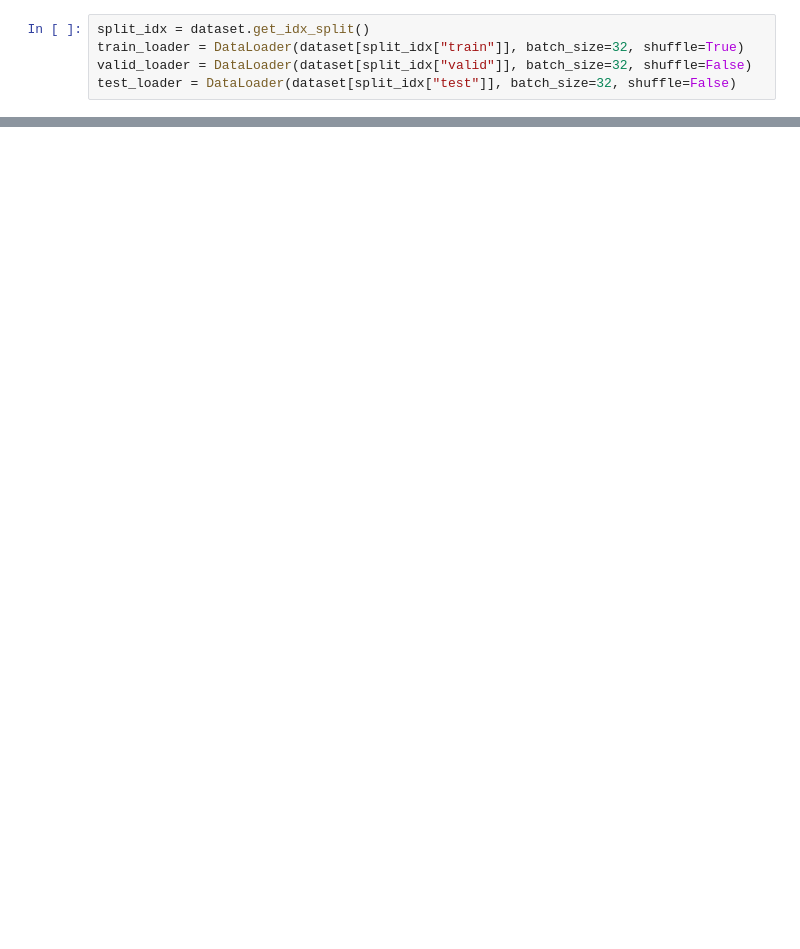
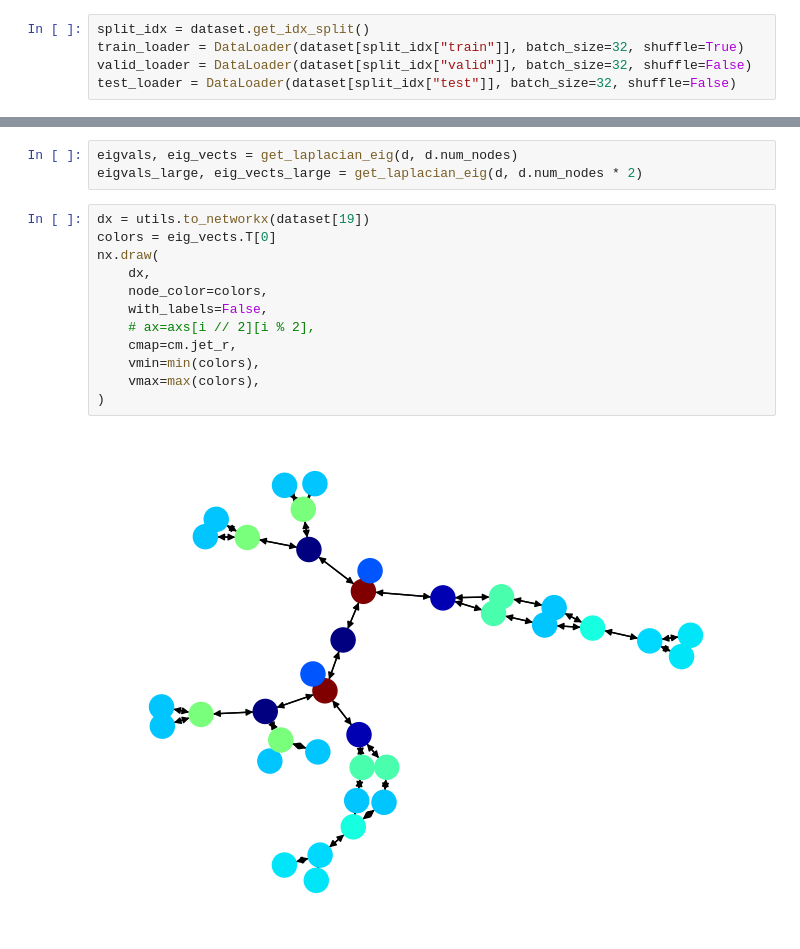
Before and after one commit to 0xZivMor/stitt, a Jupyter notebook: testint.ipynb, the cells around one changed output, grey strips where cells are left out. Saved outputs shown, nothing was run; the diff lists cells and outputs as text; blank space fills up the shorter version.

```diff
--- a/testint.ipynb
+++ b/testint.ipynb
@@ -92,0 +130,17 @@ tensor([0.3135, 0.2590, 0.1745, 0.1407, 0.1123])
+# %%
+eigvals, eig_vects = get_laplacian_eig(d, d.num_nodes)
+eigvals_large, eig_vects_large = get_laplacian_eig(d, d.num_nodes * 2)
+# %%
+dx = utils.to_networkx(dataset[19])
+colors = eig_vects.T[0]
+nx.draw(
+    dx,
+    node_color=colors,
+    with_labels=False,
+    # ax=axs[i // 2][i % 2],
+    cmap=cm.jet_r,
+    vmin=min(colors),
+    vmax=max(colors),
+)
+# %% [output]
+[figure, added]
```
Also changed, not shown: parts of 15 cells of this notebook, 1 other file.
